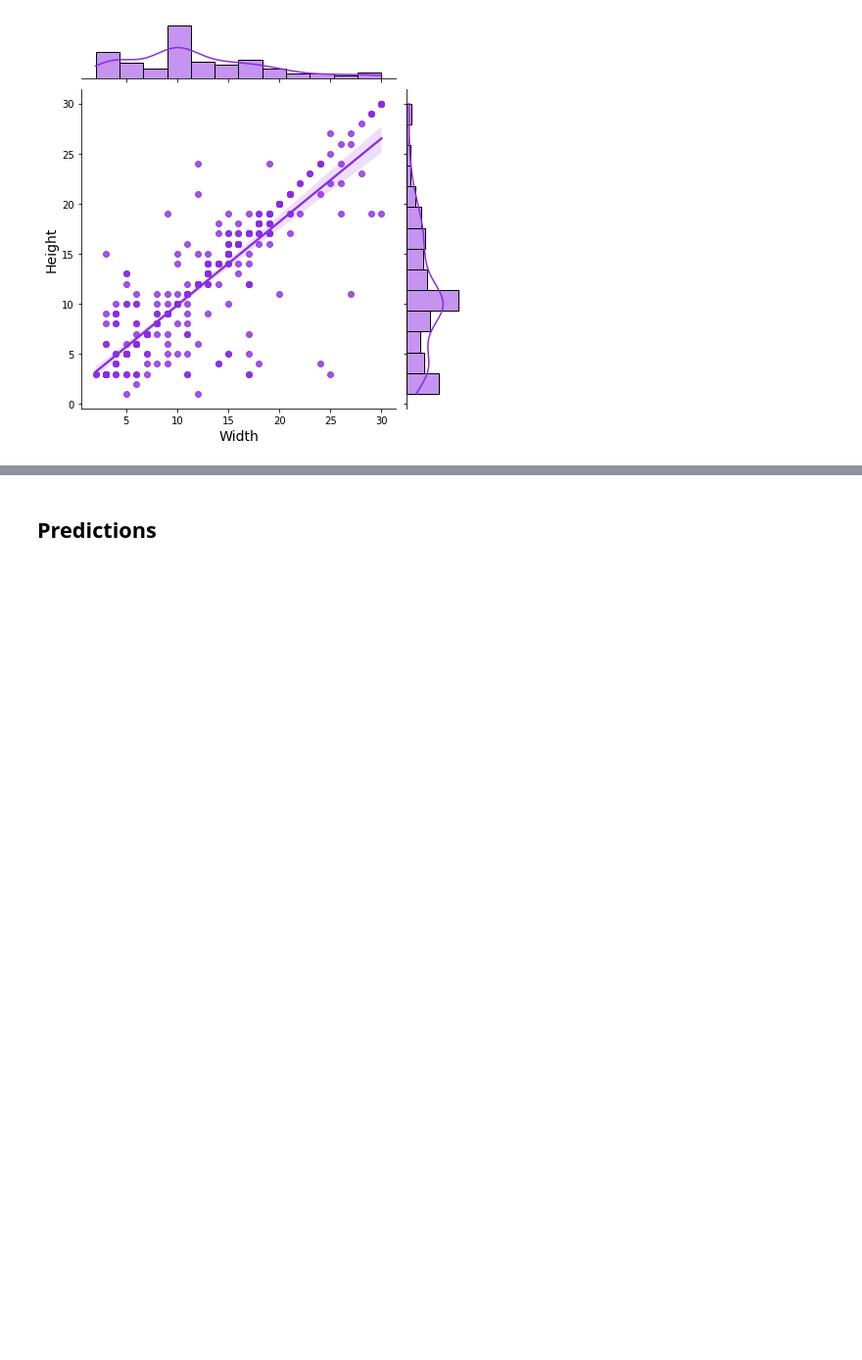
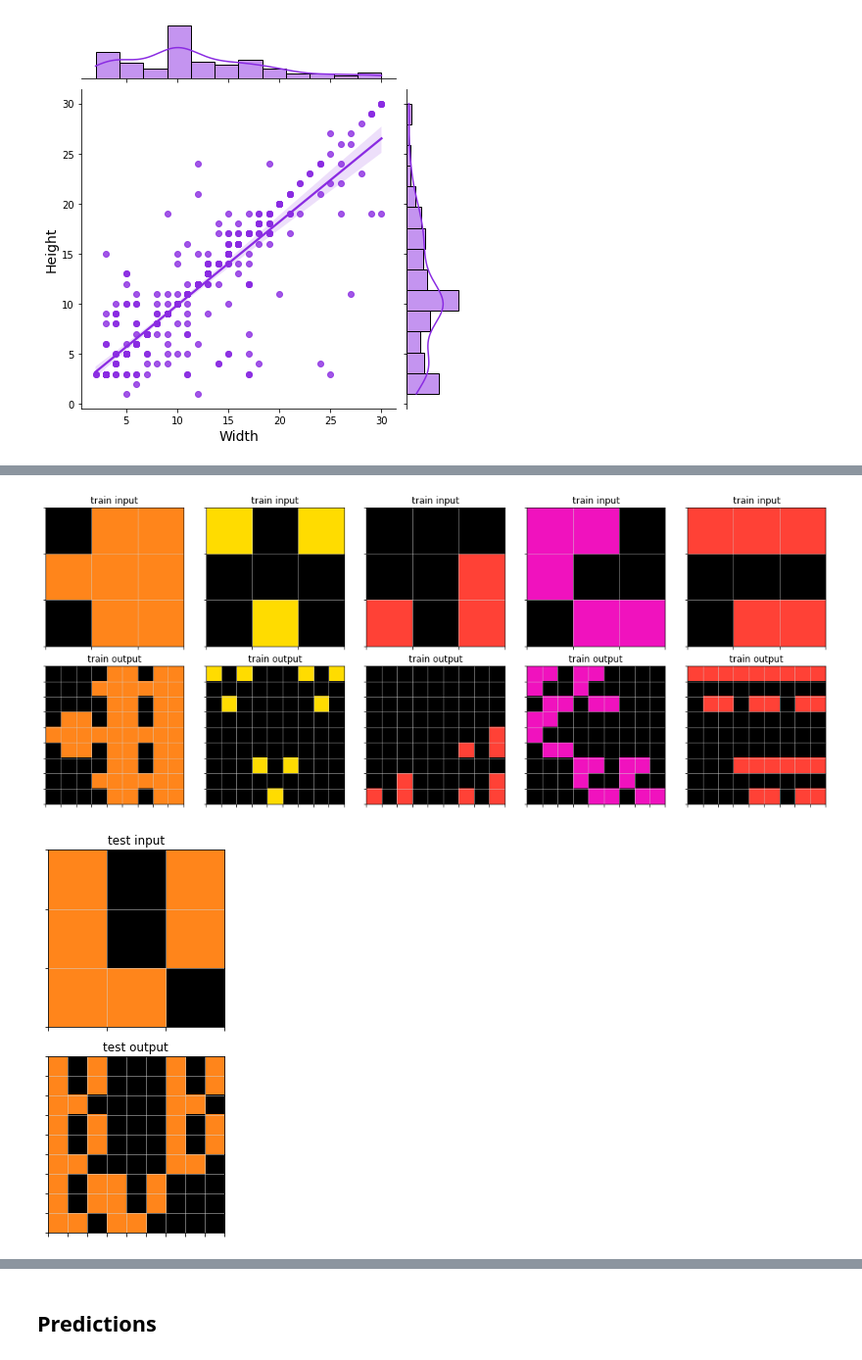
Before and after one commit to foger3/ARC_DeepLearning, a Jupyter notebook: model/ARC_DL.ipynb, the cells around one changed output, grey strips where cells are left out. Shown at 98% size. Saved outputs shown, nothing was run; the diff lists cells and outputs as text; code cells hidden in the pictures; blank space fills up the shorter version.

```diff
--- a/model/ARC_DL.ipynb
+++ b/model/ARC_DL.ipynb
@@ -541,0 +528,29 @@ with torch.no_grad():
+# %%
+# Define batch size, create dataloaders and initialize network
+batch_size = 64
+
+train_set = ARCDataset(X_train, y_train, stage="train", aug=[True, True])
+train_loader = DataLoader(train_set, batch_size=batch_size, shuffle=True)
+
+# Load model for testing
+model_vae = torch.load('/content/drive/MyDrive/Thesis_LucaThoms/model_64.pt', map_location=torch.device(device))
+print(f"You are using a {device.type} device.")
+
+def evaluate(model, train_loader):
+    # Create lists to store input and output (reconstructions)
+    X_inp = []
+    X_out = []
+
+    # Put model in evaluation mode and start reconstructions based on latent vector
+    model.eval()
+    with torch.no_grad():
+        for idx, data in enumerate(train_loader):
+            input, output = data
+            in_out = torch.cat((input, output), dim=0).to(device)
+            out, mu, logVAR = model(in_out)
+            for i in range(len(in_out)):
+                X_inp.append(reverse_one_hot_encoder(in_out[i].cpu().numpy()))
+                X_out.append(reverse_one_hot_encoder(out[i].cpu().numpy()))
+    return X_inp, X_out
+
+X_inp, X_out = evaluate(model_vae, train_loader)
@@ -563,0 +643,12 @@ plot_pix_heatmap(X_inp, X_out)
+# %%
+idx = 0
+
+plot_ARC(idx, path='training')
+# Visualize five random tasks and their respective reconstructions (output)
+fig, axs = plt.subplots(2, 1, figsize=(8, 8))
+for i in range(1):
+    plot_one(reverse_one_hot_encoder(Z_sol_i[idx].squeeze().cpu().numpy()), axs[0], i, 'input')
+    plot_one(reverse_one_hot_encoder(Z_sol_r[idx].squeeze().cpu().numpy()), axs[1], i, 'output')
+# %% [output]
+[figure, added]
+[figure, added]
```
Also changed, not shown: parts of 26 cells of this notebook.
